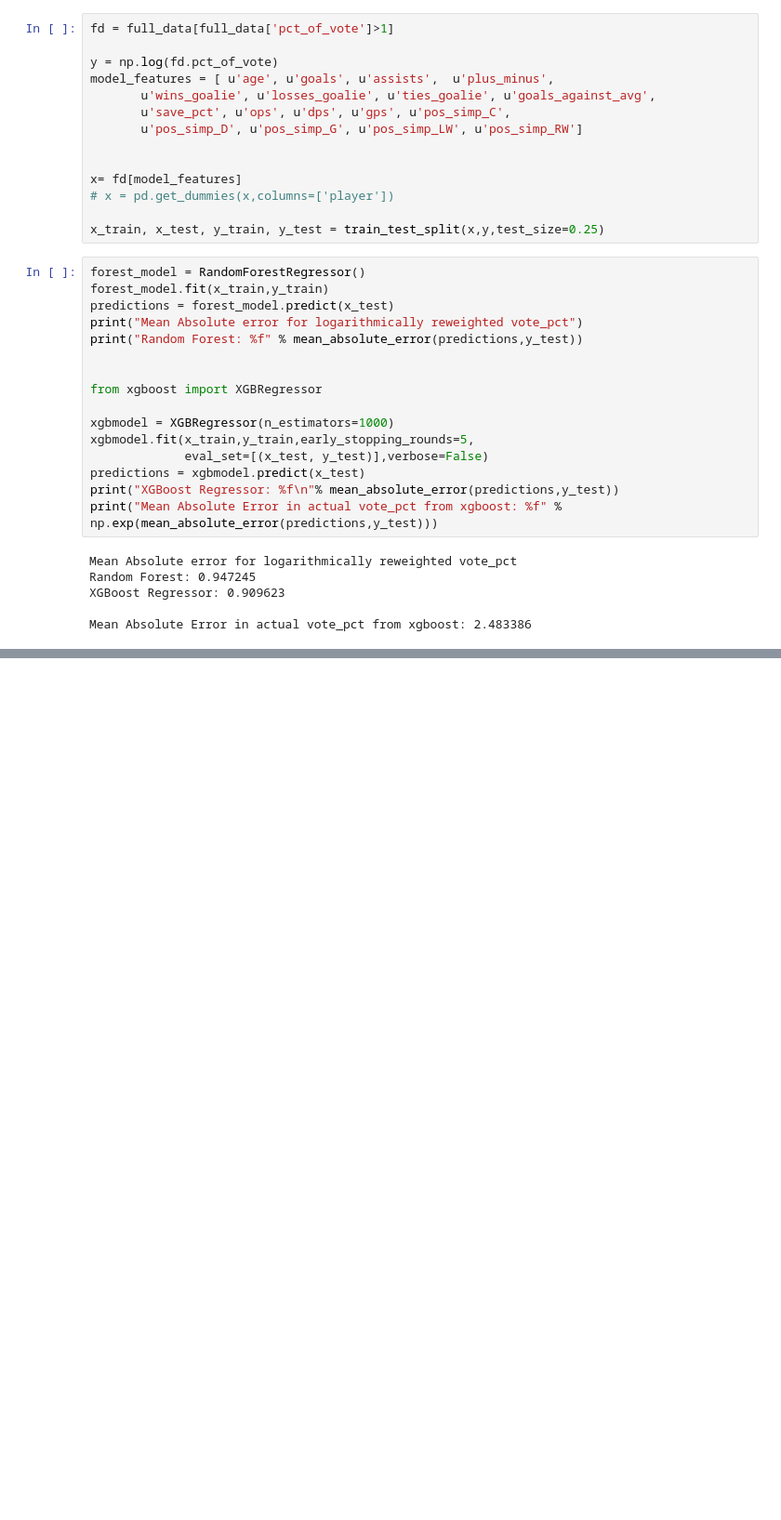
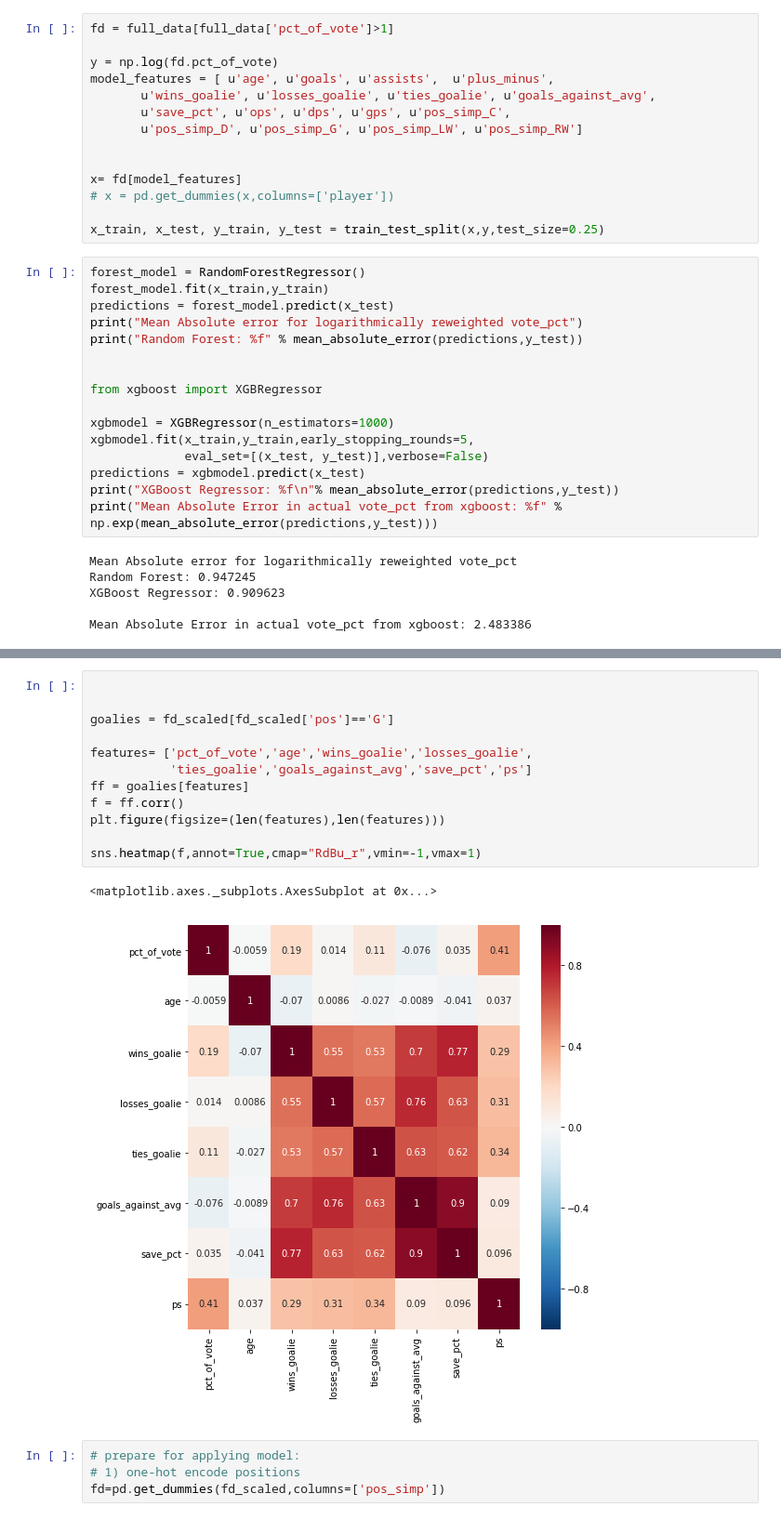
Before and after one commit to dbz10/NHL-Player-Awards, a Jupyter notebook: NHL MVP prediction.ipynb, the cells around one changed output, grey strips where cells are left out. Shown at 93% size. Drawn from its saved outputs; the diff is of its cells as text; blank space fills up the shorter version.

```diff
--- a/NHL MVP prediction.ipynb
+++ b/NHL MVP prediction.ipynb
@@ -223,0 +285,19 @@ Mean Absolute Error in actual vote_pct from xgboost: 2.483386
+# %%
+
+
+goalies = fd_scaled[fd_scaled['pos']=='G']
+
+features= ['pct_of_vote','age','wins_goalie','losses_goalie',
+           'ties_goalie','goals_against_avg','save_pct','ps']
+ff = goalies[features]
+f = ff.corr()
+plt.figure(figsize=(len(features),len(features)))
+
+sns.heatmap(f,annot=True,cmap="RdBu_r",vmin=-1,vmax=1)
+# %% [output]
+<matplotlib.axes._subplots.AxesSubplot at 0x...>
+[figure, added]
+# %%
+# prepare for applying model:
+# 1) one-hot encode positions
+fd=pd.get_dummies(fd_scaled,columns=['pos_simp'])
```
Also changed, not shown: parts of 8 cells of this notebook.
